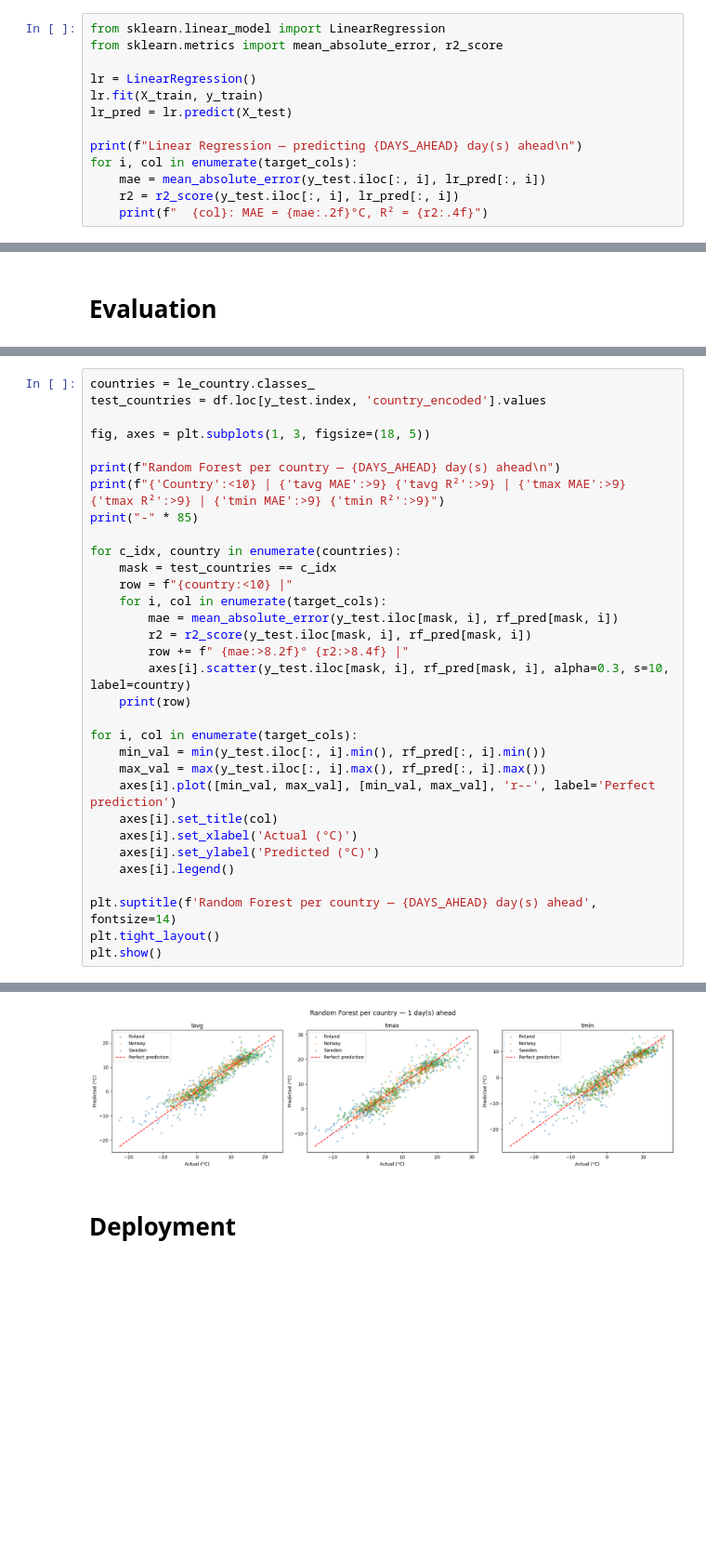
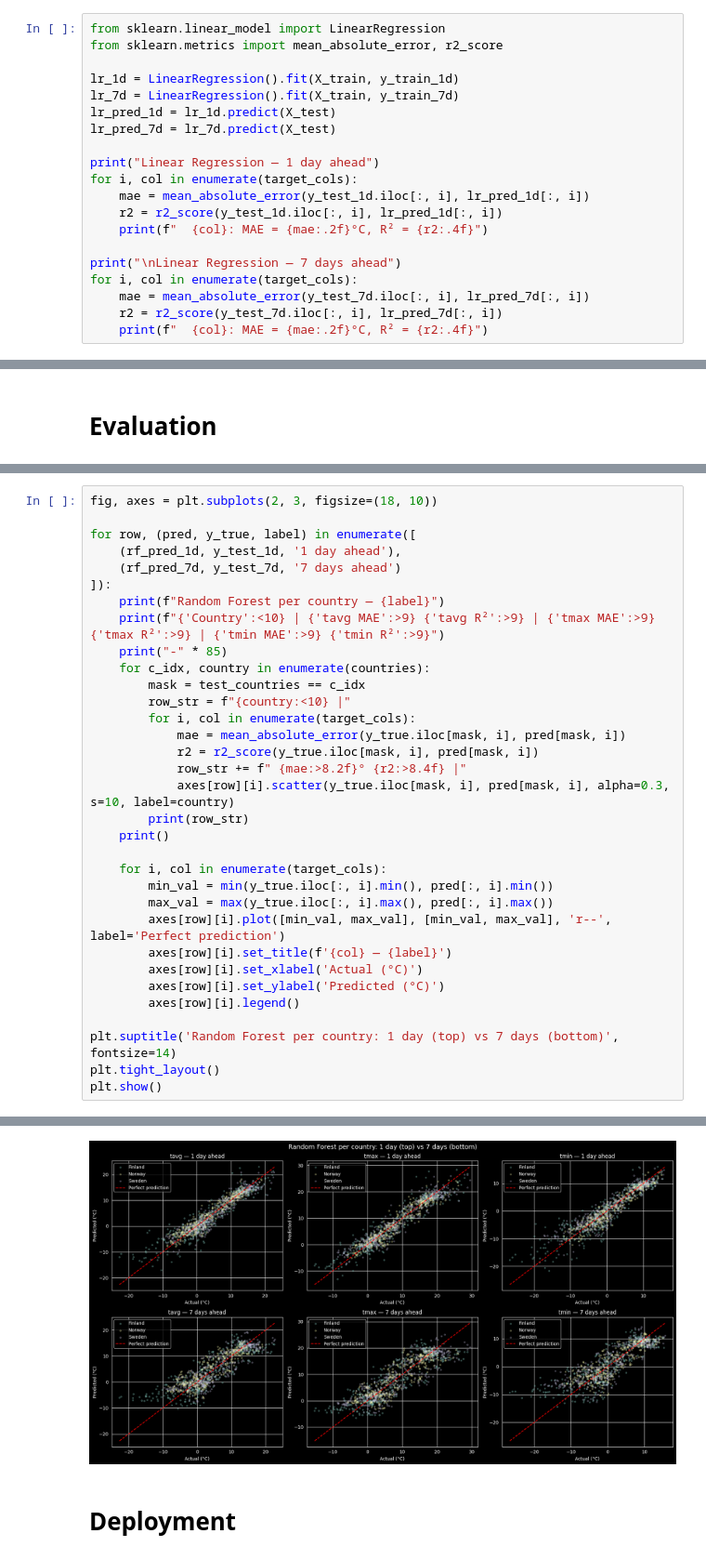
Before and after one commit to jarmoil/Datan-kasittely-ja-koneoppiminen, a Jupyter notebook: Projekti/Projekti.ipynb, the cells around one changed output, grey strips where cells are left out. Shown at 93% size. Drawn from its saved outputs; the diff is of its cells as text; blank space fills up the shorter version.

```diff
--- a/Projekti/Projekti.ipynb
+++ b/Projekti/Projekti.ipynb
@@ -169,13 +166,20 @@ Train: 4363, Test: 1091
 from sklearn.linear_model import LinearRegression
 from sklearn.metrics import mean_absolute_error, r2_score
 
-lr = LinearRegression()
-lr.fit(X_train, y_train)
-lr_pred = lr.predict(X_test)
+lr_1d = LinearRegression().fit(X_train, y_train_1d)
+lr_7d = LinearRegression().fit(X_train, y_train_7d)
+lr_pred_1d = lr_1d.predict(X_test)
+lr_pred_7d = lr_7d.predict(X_test)
 
-print(f"Linear Regression — predicting {DAYS_AHEAD} day(s) ahead\n")
+print("Linear Regression — 1 day ahead")
 for i, col in enumerate(target_cols):
-    mae = mean_absolute_error(y_test.iloc[:, i], lr_pred[:, i])
-    r2 = r2_score(y_test.iloc[:, i], lr_pred[:, i])
+    mae = mean_absolute_error(y_test_1d.iloc[:, i], lr_pred_1d[:, i])
+    r2 = r2_score(y_test_1d.iloc[:, i], lr_pred_1d[:, i])
     print(f"  {col}: MAE = {mae:.2f}°C, R² = {r2:.4f}")
+
+print("\nLinear Regression — 7 days ahead")
+for i, col in enumerate(target_cols):
+    mae = mean_absolute_error(y_test_7d.iloc[:, i], lr_pred_7d[:, i])
+    r2 = r2_score(y_test_7d.iloc[:, i], lr_pred_7d[:, i])
+    print(f"  {col}: MAE = {mae:.2f}°C, R² = {r2:.4f}")
 # %% [output]
@@ -306,33 +331,34 @@ plt.show()
 # %%
-countries = le_country.classes_
-test_countries = df.loc[y_test.index, 'country_encoded'].values
+fig, axes = plt.subplots(2, 3, figsize=(18, 10))
 
-fig, axes = plt.subplots(1, 3, figsize=(18, 5))
+for row, (pred, y_true, label) in enumerate([
+    (rf_pred_1d, y_test_1d, '1 day ahead'),
+    (rf_pred_7d, y_test_7d, '7 days ahead')
+]):
+    print(f"Random Forest per country — {label}")
+    print(f"{'Country':<10} | {'tavg MAE':>9} {'tavg R²':>9} | {'tmax MAE':>9} {'tmax R²':>9} | {'tmin MAE':>9} {'tmin R²':>9}")
+    print("-" * 85)
+    for c_idx, country in enumerate(countries):
+        mask = test_countries == c_idx
+        row_str = f"{country:<10} |"
+        for i, col in enumerate(target_cols):
+            mae = mean_absolute_error(y_true.iloc[mask, i], pred[mask, i])
+            r2 = r2_score(y_true.iloc[mask, i], pred[mask, i])
+            row_str += f" {mae:>8.2f}° {r2:>8.4f} |"
+            axes[row][i].scatter(y_true.iloc[mask, i], pred[mask, i], alpha=0.3, s=10, label=country)
+        print(row_str)
+    print()
 
-print(f"Random Forest per country — {DAYS_AHEAD} day(s) ahead\n")
-print(f"{'Country':<10} | {'tavg MAE':>9} {'tavg R²':>9} | {'tmax MAE':>9} {'tmax R²':>9} | {'tmin MAE':>9} {'tmin R²':>9}")
-print("-" * 85)
+    for i, col in enumerate(target_cols):
+        min_val = min(y_true.iloc[:, i].min(), pred[:, i].min())
+        max_val = max(y_true.iloc[:, i].max(), pred[:, i].max())
+        axes[row][i].plot([min_val, max_val], [min_val, max_val], 'r--', label='Perfect prediction')
+        axes[row][i].set_title(f'{col} — {label}')
+        axes[row][i].set_xlabel('Actual (°C)')
+        axes[row][i].set_ylabel('Predicted (°C)')
+        axes[row][i].legend()
 
-for c_idx, country in enumerate(countries):
-    mask = test_countries == c_idx
-    row = f"{country:<10} |"
-    for i, col in enumerate(target_cols):
-        mae = mean_absolute_error(y_test.iloc[mask, i], rf_pred[mask, i])
-        r2 = r2_score(y_test.iloc[mask, i], rf_pred[mask, i])
-        row += f" {mae:>8.2f}° {r2:>8.4f} |"
-        axes[i].scatter(y_test.iloc[mask, i], rf_pred[mask, i], alpha=0.3, s=10, label=country)
-    print(row)
-
-for i, col in enumerate(target_cols):
-    min_val = min(y_test.iloc[:, i].min(), rf_pred[:, i].min())
-    max_val = max(y_test.iloc[:, i].max(), rf_pred[:, i].max())
-    axes[i].plot([min_val, max_val], [min_val, max_val], 'r--', label='Perfect prediction')
-    axes[i].set_title(col)
-    axes[i].set_xlabel('Actual (°C)')
-    axes[i].set_ylabel('Predicted (°C)')
-    axes[i].legend()
-
-plt.suptitle(f'Random Forest per country — {DAYS_AHEAD} day(s) ahead', fontsize=14)
+plt.suptitle('Random Forest per country: 1 day (top) vs 7 days (bottom)', fontsize=14)
 plt.tight_layout()
 plt.show()
 # %% [output]
@@ -346,3 +378,3 @@ Sweden     |     1.99°   0.8844 |     2.17°   0.9040 |     2.26°   0.8545 |
-[figure, old version]
+[figure, new version]
 # %% [markdown]
 # Deployment
```
Also changed, not shown: parts of 7 cells of this notebook.
